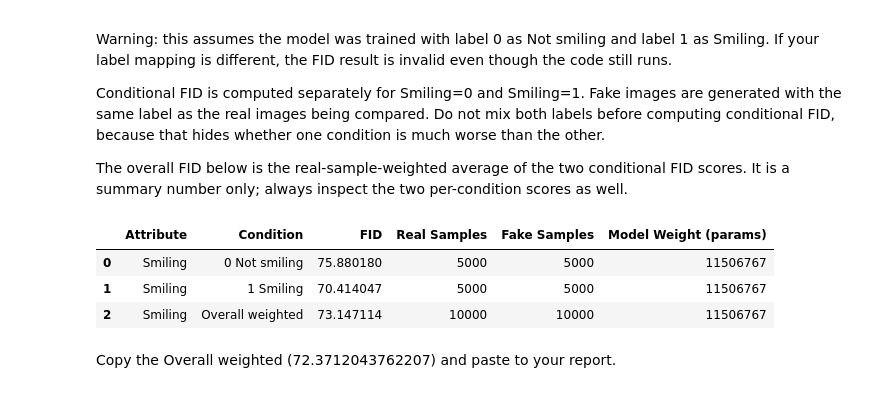
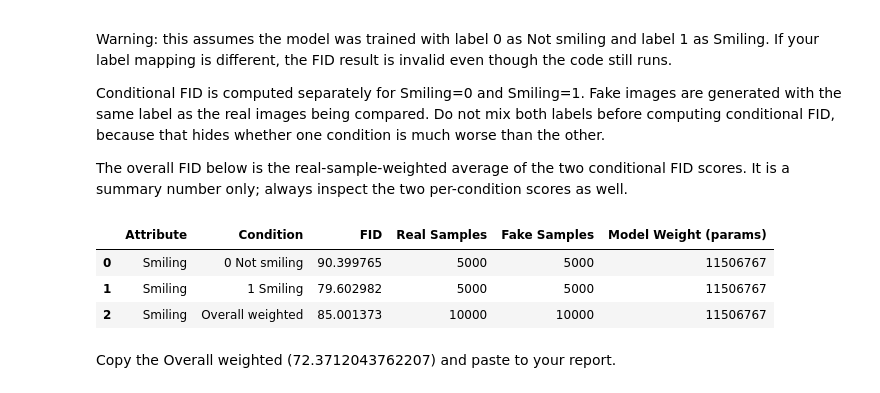
Before and after one commit to jasonkao402/NYCU_2026_spring, a Jupyter notebook: IMVFX/hw2_2/main.ipynb, the cells around one changed output. Cells and saved outputs as stored; diff of their text form; code cells hidden in the pictures.

```diff
--- a/IMVFX/hw2_2/main.ipynb
+++ b/IMVFX/hw2_2/main.ipynb
@@ -347,7 +347,7 @@ class AttentionBlock(nn.Module):
 class UNetLatent(nn.Module):
     """
     Tiny U-Net for latent maps with optional class conditioning.
-    Multi-scale (2 downs), concat skips, 2 ResBlocks per level.
+    Multi-scale (3 downs), concat skips, 2 ResBlocks per level.
     """
 
     def __init__(
@@ -841,5 +841,8 @@ DiffusionCore(
 with torch.no_grad():
     y = torch.arange(25, device=device) % num_classes
     gen_images = core.sample(batch_size=25, y=y).cpu()
-show_images(gen_images, labels=y.cpu(), title="Generated MNIST (5x5)")
+
+    ddim_gen_images = core.ddim_sample(batch_size=25, y=y, num_steps=40, eta=0.05).cpu()
+show_images(gen_images, labels=y.cpu(), title="DDPM Generated MNIST (5x5)")
+show_images(ddim_gen_images, labels=y.cpu(), title="DDIM Generated MNIST (5x5)")
 # %% [output]
@@ -1179,7 +1167,8 @@ def _sample_celeba_condition(
         device=next(core.parameters()).device,
         dtype=torch.long,
     )
-    return core.sample(batch_size=n_samples, y=y)
+    # return core.sample(batch_size=n_samples, y=y)
+    return core.ddim_sample(batch_size=n_samples, y=y, num_steps=50, eta=0.00)
 
 
 def _compute_smiling_fid_for_label(
@@ -1274,36 +1263,36 @@ def evaluate_celeba_smiling_fid(
         "Real Samples": total_real,
         "Fake Samples": sum(row["Fake Samples"] for row in results),
         "Model Weight (params)": model_weight,
     })
 
     return results, overall_fid
 
 
 # Usage:
 # Make sure celeba_loader returns (image, smiling_label), where
 # 0 means Not smiling and 1 means Smiling. Then run this cell after
 # loading the trained CelebA conditional LDM into celeba_core.
 fid_results, celeba_smiling_overall_fid = evaluate_celeba_smiling_fid(
     core=celeba_core,
     real_loader=celeba_loader,
     num_samples=fid_num_samples,
     batch_size=fid_batch_size,
 )
 
 try:
     import pandas as pd
     from IPython.display import display
 
     display(pd.DataFrame(fid_results))
 except ImportError:
     for row in fid_results:
         print(row)
     print(f"Overall weighted CelebA Smiling FID: {celeba_smiling_overall_fid:.4f}")
 # %% [output]
 |  | Attribute | Condition | FID | Real Samples | Fake Samples | Model Weight (params) |
-| 0 | Smiling | 0 Not smiling | 75.880180 | 5000 | 5000 | 11506767 |
-| 1 | Smiling | 1 Smiling | 70.414047 | 5000 | 5000 | 11506767 |
-| 2 | Smiling | Overall weighted | 73.147114 | 10000 | 10000 | 11506767 |
+| 0 | Smiling | 0 Not smiling | 90.399765 | 5000 | 5000 | 11506767 |
+| 1 | Smiling | 1 Smiling | 79.602982 | 5000 | 5000 | 11506767 |
+| 2 | Smiling | Overall weighted | 85.001373 | 10000 | 10000 | 11506767 |
 # %% [markdown]
 Copy the Overall weighted (72.3712043762207) and paste to your report.
 # %% [markdown]
```
Also changed, not shown: parts of 20 cells of this notebook, 8 other files.
